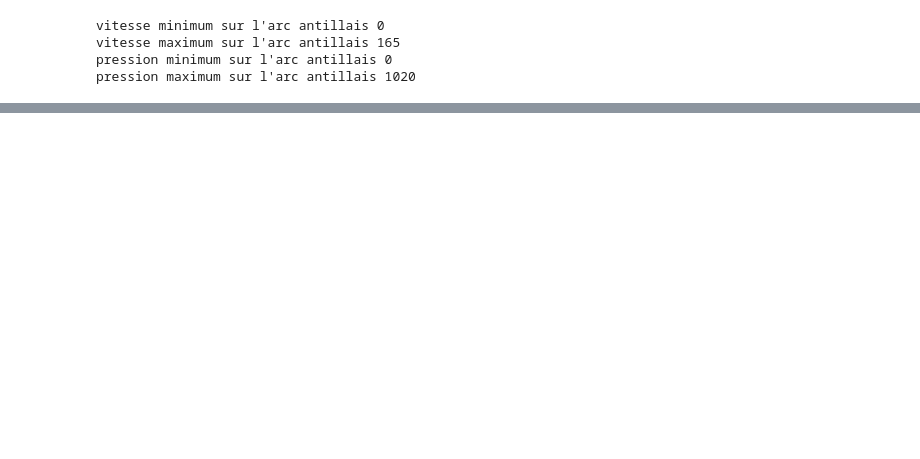
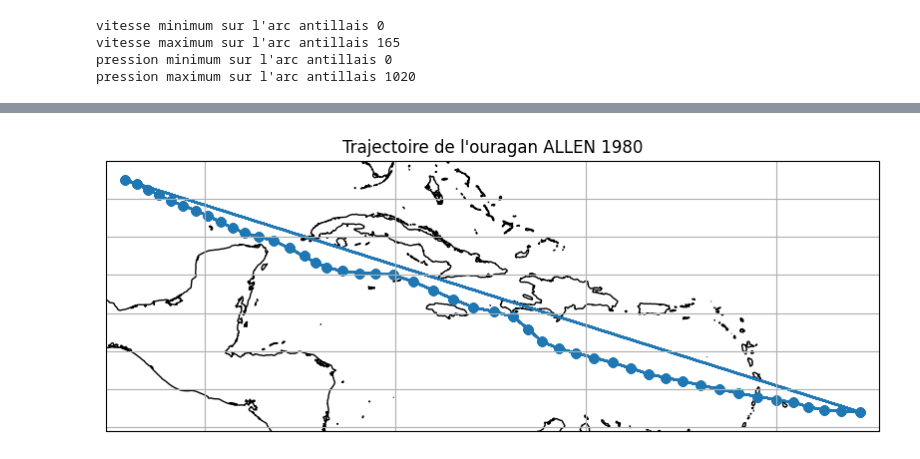
Before and after one commit to FWICSS/HurricaneProject, a Jupyter notebook: Expose.ipynb, the cells around one changed output, grey strips where cells are left out. Saved outputs shown, nothing was run; the diff lists cells and outputs as text; code cells hidden in the pictures; blank space fills up the shorter version.

Commit message:
ajout du graphique de l'ouragan le plus rapide sur l'arc antillais

```diff
--- a/Expose.ipynb
+++ b/Expose.ipynb
@@ -185,0 +131,4 @@ data_fast_hurricanes.describe()
+# %%
+getGraphicsHurricane(data_fast_hurricanes)
+# %% [output]
+[figure, added]
```
Also changed, not shown: parts of 10 cells of this notebook, 2 other files.
